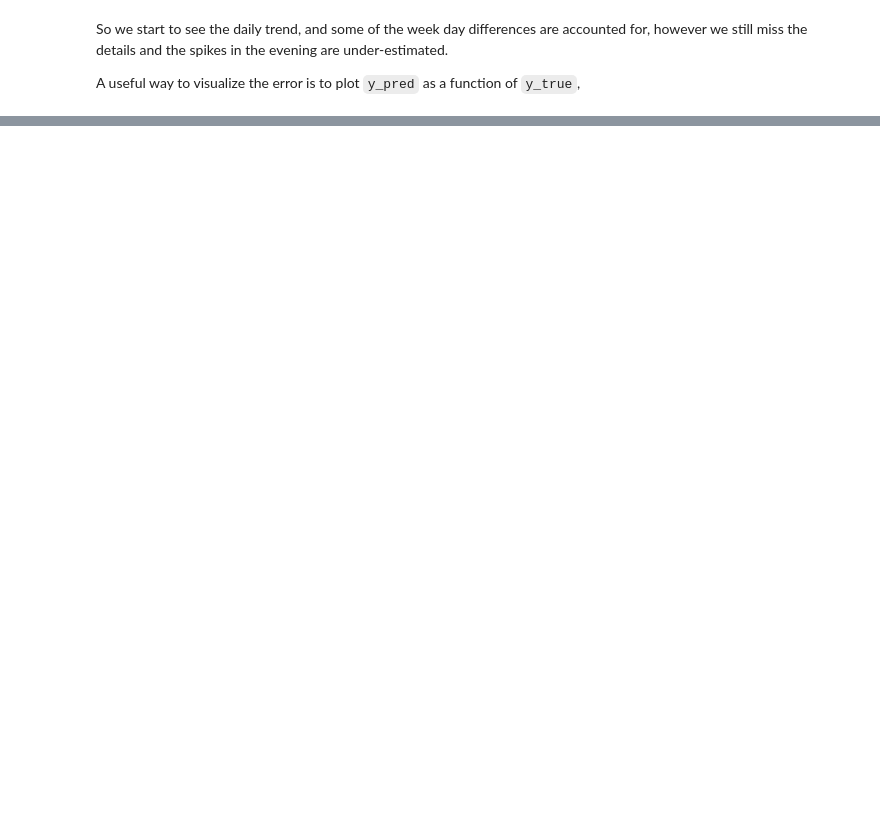
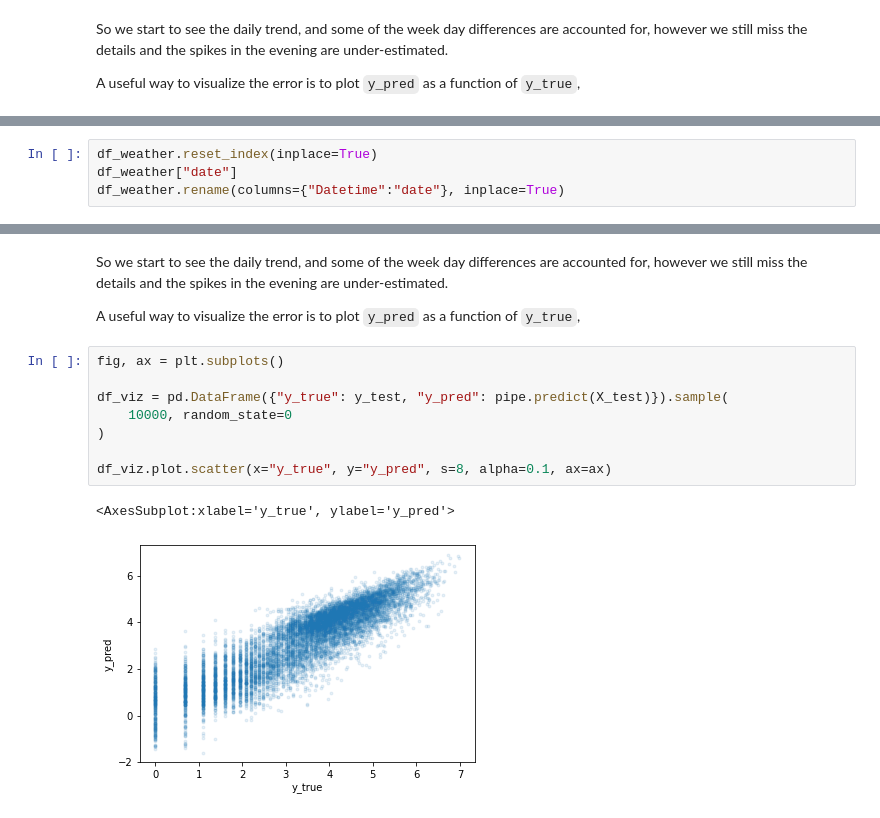
Before and after one commit to Rehann2/bike_counts_Kaan_Rehan, a Jupyter notebook: bike_counters_starting_kit.ipynb, the cells around one changed output, grey strips where cells are left out. Drawn from its saved outputs; the diff is of its cells as text; blank space fills up the shorter version.

```diff
--- a/bike_counters_starting_kit.ipynb
+++ b/bike_counters_starting_kit.ipynb
@@ -826,0 +910,4 @@ RMSE (all folds): 0.932 ± 0.0738
+# %%
+df_weather.reset_index(inplace=True)
+df_weather["date"]
+df_weather.rename(columns={"Datetime":"date"}, inplace=True)
@@ -826,0 +1083,15 @@ RMSE (all folds): 0.932 ± 0.0738
+# %% [markdown]
+So we start to see the daily trend, and some of the week day differences are accounted for, however we still miss the details and the spikes in the evening are under-estimated.
+
+A useful way to visualize the error is to plot `y_pred` as a function of `y_true`,
+# %%
+fig, ax = plt.subplots()
+
+df_viz = pd.DataFrame({"y_true": y_test, "y_pred": pipe.predict(X_test)}).sample(
+    10000, random_state=0
+)
+
+df_viz.plot.scatter(x="y_true", y="y_pred", s=8, alpha=0.1, ax=ax)
+# %% [output]
+<AxesSubplot:xlabel='y_true', ylabel='y_pred'>
+[figure, added]
```
Also changed, not shown: parts of 40 cells of this notebook.
